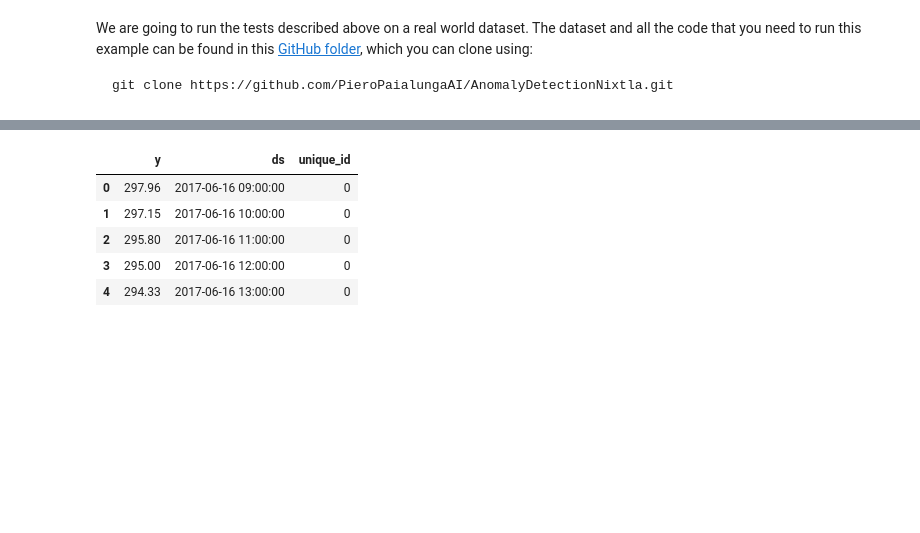
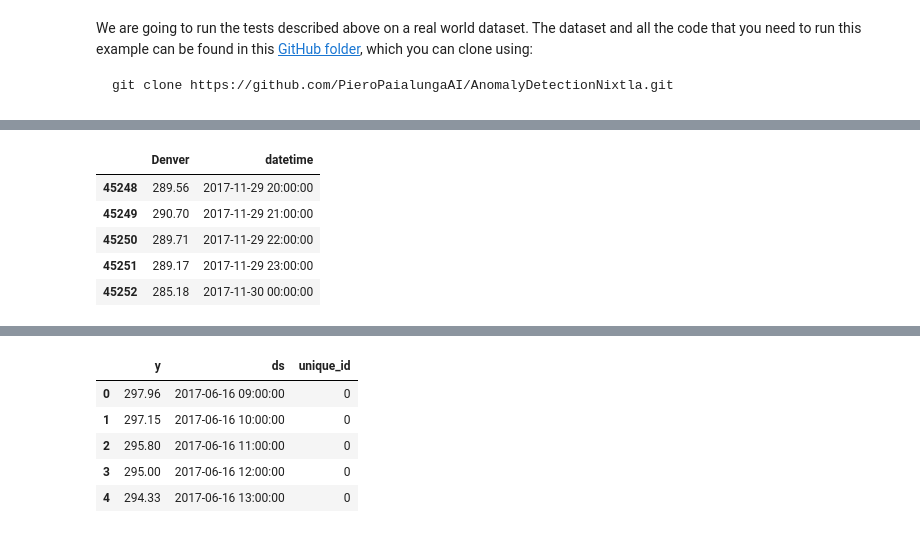
Before and after one commit to PieroPaialungaAI/AnomalyDetectionNixtla, a Jupyter notebook: temp.ipynb, the cells around one changed output, grey strips where cells are left out. Drawn from its saved outputs; the diff is of its cells as text; code cells hidden in the pictures; blank space fills up the shorter version.

```diff
--- a/temp.ipynb
+++ b/temp.ipynb
@@ -75,0 +81,11 @@ git clone https://github.com/PieroPaialungaAI/AnomalyDetectionNixtla.git
+# %%
+from data import *
+data = Data(datetime_column='datetime')
+data.raw_data[['Denver', 'datetime']].tail()
+# %% [output]
+|  | Denver | datetime |
+| 45248 | 289.56 | 2017-11-29 20:00:00 |
+| 45249 | 290.70 | 2017-11-29 21:00:00 |
+| 45250 | 289.71 | 2017-11-29 22:00:00 |
+| 45251 | 289.17 | 2017-11-29 23:00:00 |
+| 45252 | 285.18 | 2017-11-30 00:00:00 |
```
Also changed, not shown: parts of 3 cells of this notebook.
